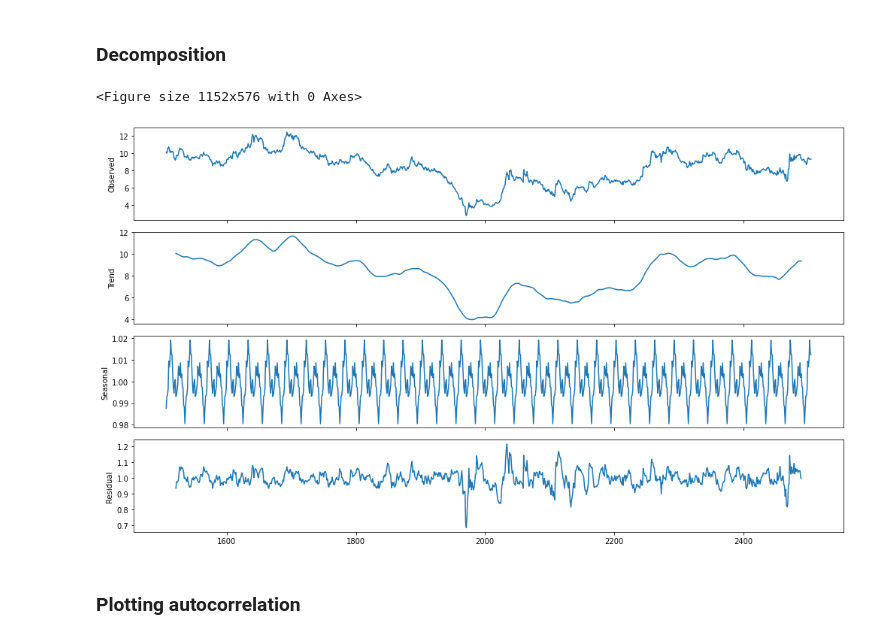
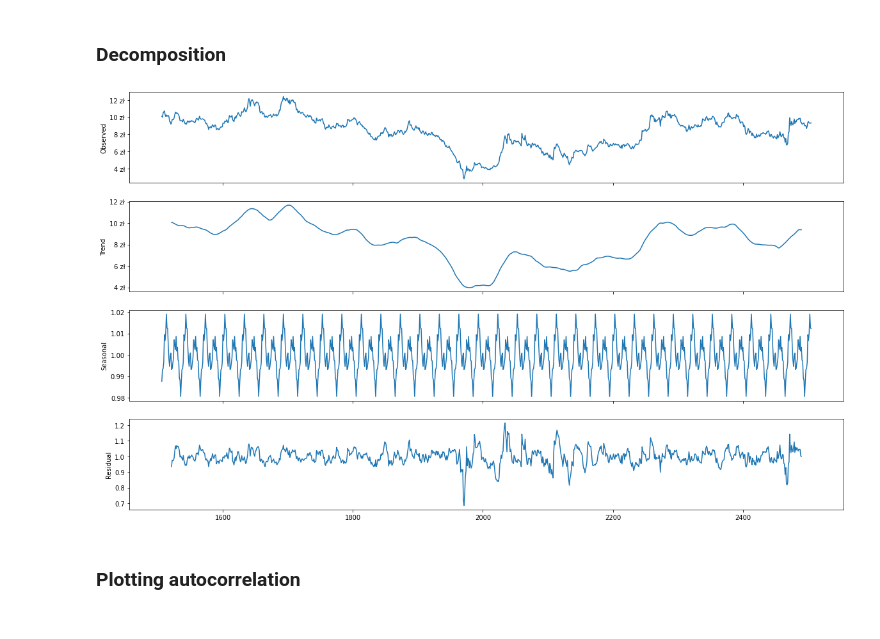
Before and after one commit to WeijiaYin/stock-market, a Jupyter notebook: feature selection.ipynb, the cells around one changed output. Saved outputs shown, nothing was run; the diff lists cells and outputs as text; code cells hidden in the pictures.

```diff
--- a/feature selection.ipynb
+++ b/feature selection.ipynb
@@ -72,15 +86,25 @@ fig.show()
 # %%
 from pylab import rcParams
 rcParams['figure.figsize'] = 14, 8
 df_open = df['Otwarcie']
 from statsmodels.tsa.seasonal import seasonal_decompose
 result = seasonal_decompose(df_open[-1000:], model='multiplicative', freq=30)
-plt.figure(figsize=(16, 8))
-fig = result.plot()
+fig, axs = plt.subplots(4, sharex=True, sharey=False, figsize=(20, 12))
+axs[0].plot(result.observed)
+axs[0].set_ylabel('Observed')
+axs[0].set_yticks(np.arange(4,14,2))
+axs[0].yaxis.set_major_formatter(mticker.FormatStrFormatter('%d zł'))
+axs[1].plot(result.trend)
+axs[1].set_ylabel('Trend')
+axs[1].set_yticks(np.arange(4,14,2))
+axs[1].yaxis.set_major_formatter(mticker.FormatStrFormatter('%d zł'))
+axs[2].plot(result.seasonal)
+axs[2].set_ylabel('Seasonal')
+axs[3].plot(result.resid)
+axs[3].set_ylabel('Residual')
 plt.show()
 # %% [output]
-<Figure size 1152x576 with 0 Axes>
-[figure, old version]
+[figure, new version]
 # %% [markdown]
 ### Plotting autocorrelation
 # %%
```
Also changed, not shown: parts of 11 cells of this notebook, 5 other files.
